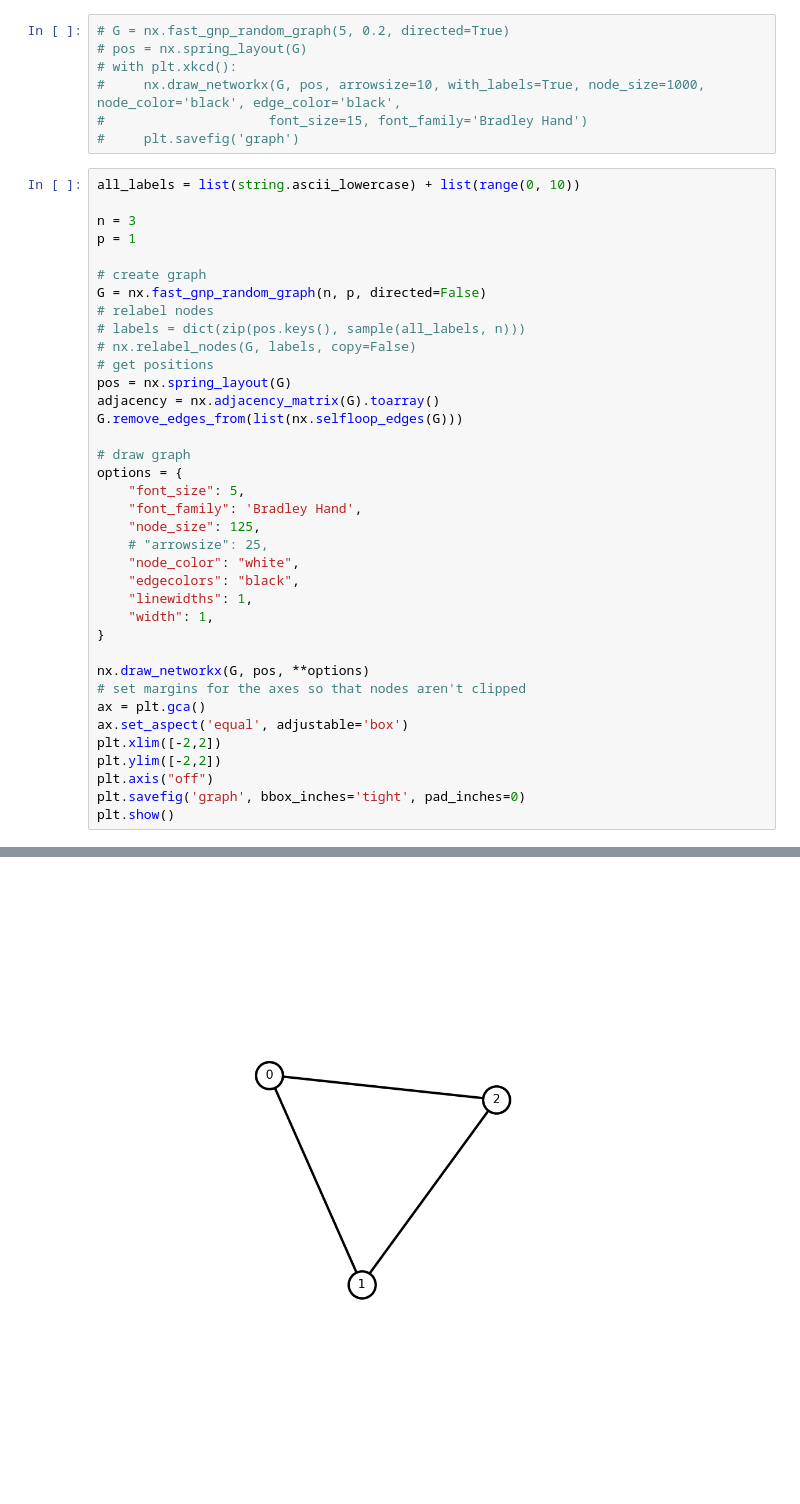
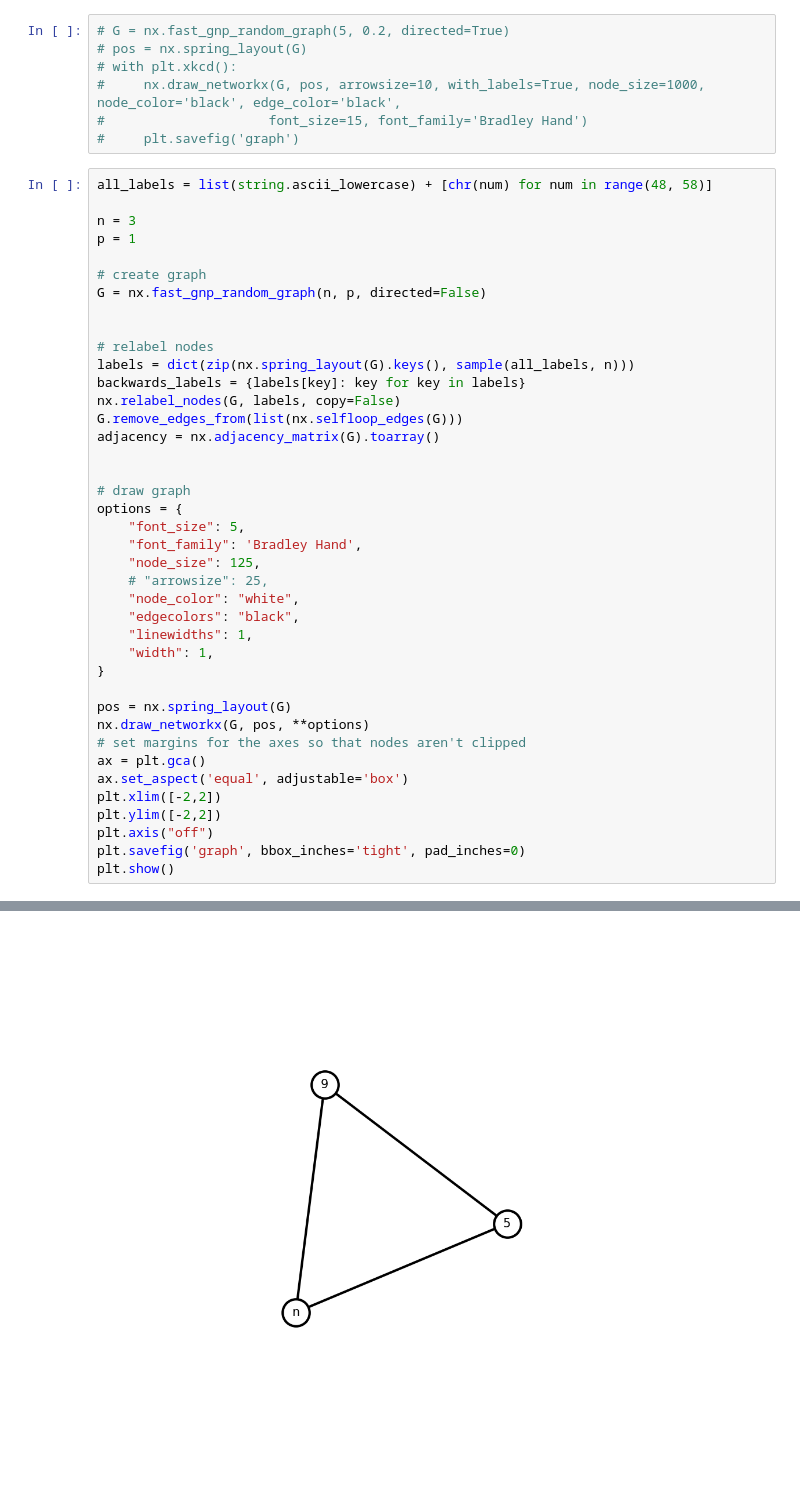
Before and after one commit to graphtex/notes, a Jupyter notebook: generate-training-data.ipynb, the cells around one changed output, grey strips where cells are left out. Saved outputs shown, nothing was run; the diff lists cells and outputs as text; blank space fills up the shorter version.

```diff
--- a/generate-training-data.ipynb
+++ b/generate-training-data.ipynb
@@ -17,20 +23,22 @@ plt.rcParams['savefig.dpi'] = 300
 #                     font_size=15, font_family='Bradley Hand')
 #     plt.savefig('graph')
 # %%
-all_labels = list(string.ascii_lowercase) + list(range(0, 10))
+all_labels = list(string.ascii_lowercase) + [chr(num) for num in range(48, 58)]
 
 n = 3
 p = 1
 
 # create graph
 G = nx.fast_gnp_random_graph(n, p, directed=False)
+
+
 # relabel nodes
-# labels = dict(zip(pos.keys(), sample(all_labels, n)))
-# nx.relabel_nodes(G, labels, copy=False)
-# get positions
-pos = nx.spring_layout(G)
+labels = dict(zip(nx.spring_layout(G).keys(), sample(all_labels, n)))
+backwards_labels = {labels[key]: key for key in labels}
+nx.relabel_nodes(G, labels, copy=False)
+G.remove_edges_from(list(nx.selfloop_edges(G)))
 adjacency = nx.adjacency_matrix(G).toarray()
-G.remove_edges_from(list(nx.selfloop_edges(G)))
+
 
 # draw graph
 options = {
@@ -44,31 +52,32 @@ options = {
     "width": 1,
 }
 
+pos = nx.spring_layout(G)
 nx.draw_networkx(G, pos, **options)
 # set margins for the axes so that nodes aren't clipped
 ax = plt.gca()
 ax.set_aspect('equal', adjustable='box')
 plt.xlim([-2,2])
 plt.ylim([-2,2])
 plt.axis("off")
 plt.savefig('graph', bbox_inches='tight', pad_inches=0)
 plt.show()
 # %% [output]
 WARNING:matplotlib.font_manager:findfont: Font family 'Bradley Hand' not found.
 WARNING:matplotlib.font_manager:findfont: Font family 'Bradley Hand' not found.
 WARNING:matplotlib.font_manager:findfont: Font family 'Bradley Hand' not found.
 WARNING:matplotlib.font_manager:findfont: Font family 'Bradley Hand' not found.
 WARNING:matplotlib.font_manager:findfont: Font family 'Bradley Hand' not found.
 WARNING:matplotlib.font_manager:findfont: Font family 'Bradley Hand' not found.
 WARNING:matplotlib.font_manager:findfont: Font family 'Bradley Hand' not found.
 WARNING:matplotlib.font_manager:findfont: Font family 'Bradley Hand' not found.
 WARNING:matplotlib.font_manager:findfont: Font family 'Bradley Hand' not found.
 WARNING:matplotlib.font_manager:findfont: Font family 'Bradley Hand' not found.
 WARNING:matplotlib.font_manager:findfont: Font family 'Bradley Hand' not found.
 WARNING:matplotlib.font_manager:findfont: Font family 'Bradley Hand' not found.
 ... (9 lines left out)
 WARNING:matplotlib.font_manager:findfont: Font family 'Bradley Hand' not found.
 WARNING:matplotlib.font_manager:findfont: Font family 'Bradley Hand' not found.
 WARNING:matplotlib.font_manager:findfont: Font family 'Bradley Hand' not found.
 WARNING:matplotlib.font_manager:findfont: Font family 'Bradley Hand' not found.
-[figure, old version]
+[figure, new version]
```
Also changed, not shown: parts of 8 cells of this notebook, 1 other file.
